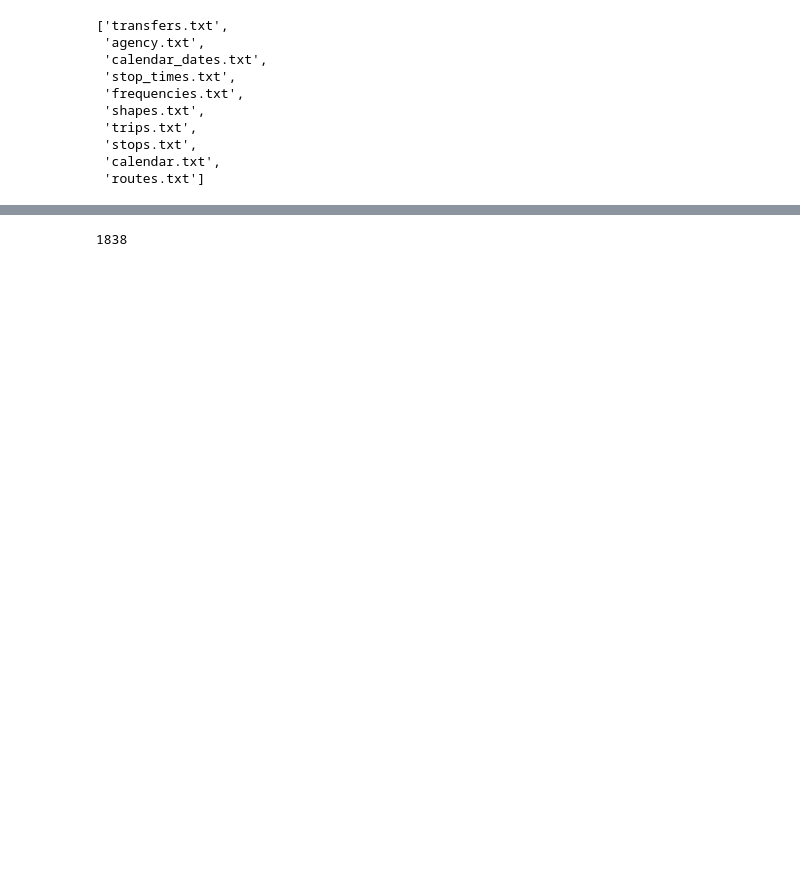
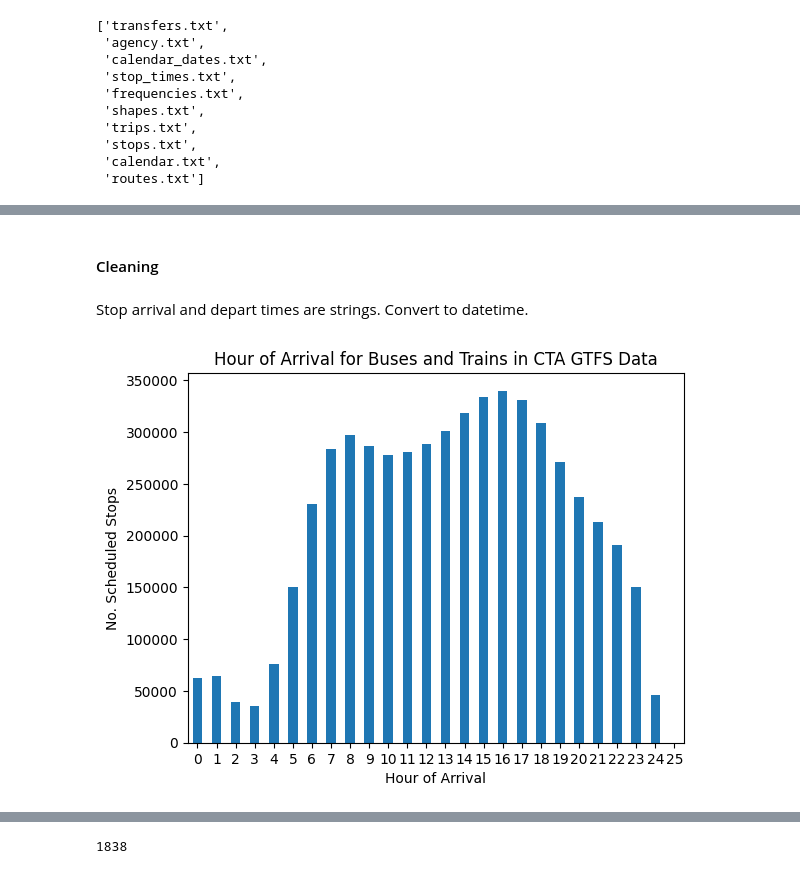
Before and after one commit to ideo/frequency-is-freedom, a Jupyter notebook: GTFS Data.ipynb, the cells around one changed output, grey strips where cells are left out. Saved outputs shown, nothing was run; the diff lists cells and outputs as text; code cells hidden in the pictures; blank space fills up the shorter version.

```diff
--- a/GTFS Data.ipynb
+++ b/GTFS Data.ipynb
@@ -58,0 +50,14 @@ stop_times
+# %% [markdown]
+#### Cleaning
+# %% [markdown]
+Stop arrival and depart times are strings. Convert to datetime.
+# %%
+# Damn, CTA, you have both 0th hour and 24th and 25th hour arrival times.
+stop_times["arrival_time"].apply(lambda ts: int(ts.split(":")[0])) \
+    .value_counts().sort_index().plot.bar()
+plt.title("Hour of Arrival for Buses and Trains in CTA GTFS Data")
+plt.xlabel("Hour of Arrival")
+plt.ylabel("No. Scheduled Stops")
+plt.xticks(rotation=0);
+# %% [output]
+[figure, added]
```
Also changed, not shown: parts of 27 cells of this notebook, 4 other files.
